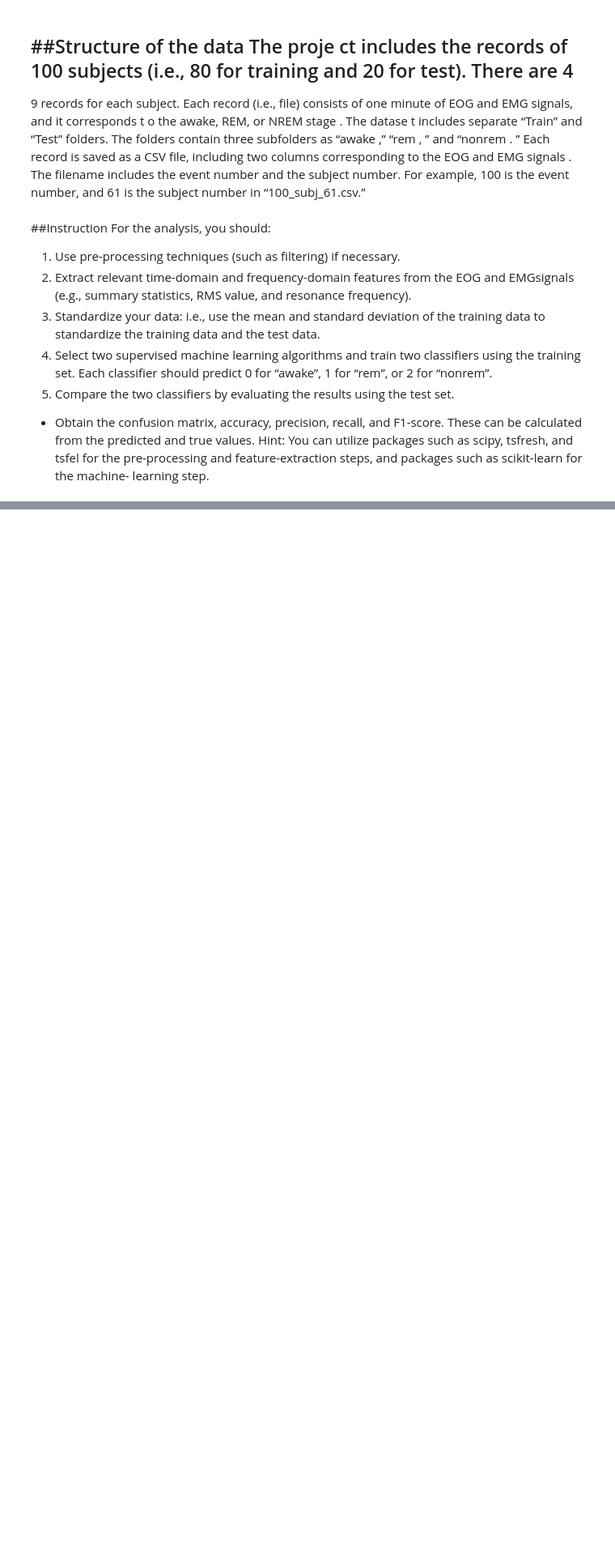
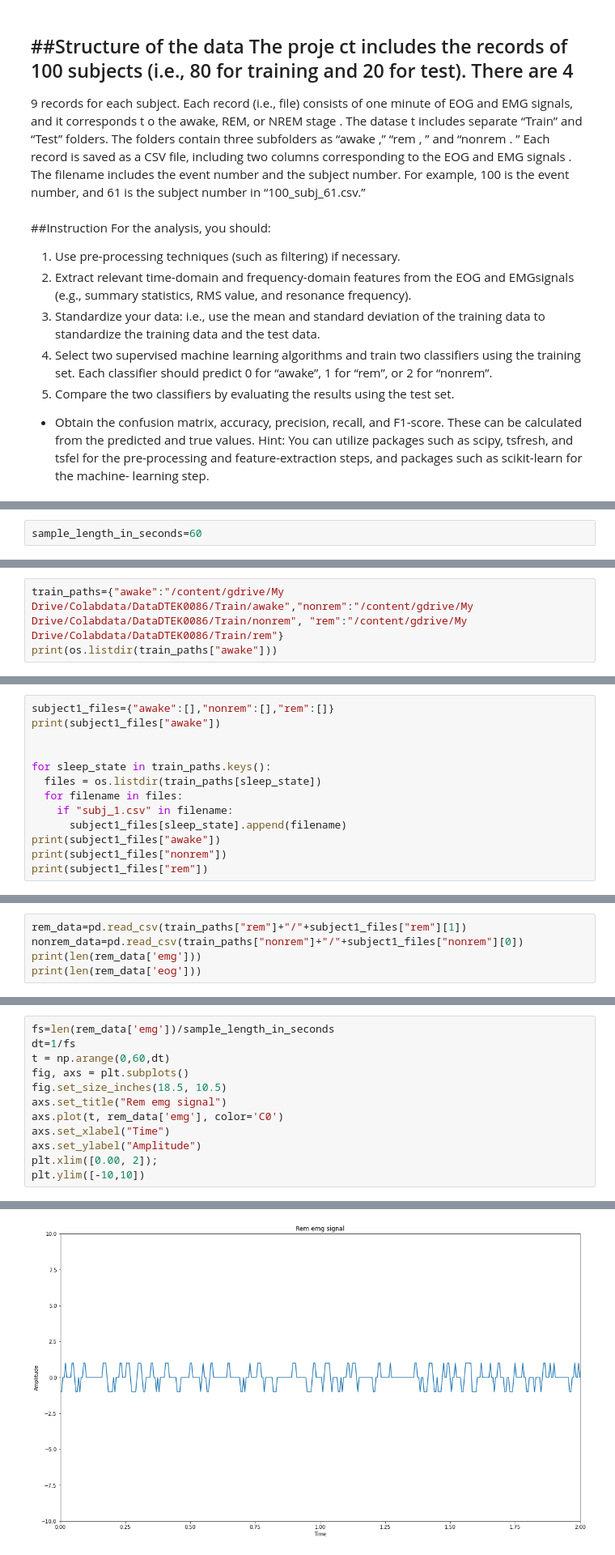
Before and after one commit to aerehn/DTEK0086, a Jupyter notebook: App5_Sleep_stage_classification_using_electromyography_and_electro_oculography_.ipynb, the cells around one changed output, grey strips where cells are left out. Shown at 81% size. Cells and saved outputs as stored; diff of their text form; blank space fills up the shorter version.

Commit message:
Data visualisointia

```diff
--- a/App5_Sleep_stage_classification_using_electromyography_and_electro_oculography_.ipynb
+++ b/App5_Sleep_stage_classification_using_electromyography_and_electro_oculography_.ipynb
@@ -184,0 +188,2 @@ import pandas
+# %%
+sample_length_in_seconds=60
@@ -184,0 +214,3 @@ import pandas
+# %%
+train_paths={"awake":"/content/gdrive/My Drive/Colabdata/DataDTEK0086/Train/awake","nonrem":"/content/gdrive/My Drive/Colabdata/DataDTEK0086/Train/nonrem", "rem":"/content/gdrive/My Drive/Colabdata/DataDTEK0086/Train/rem"}
+print(os.listdir(train_paths["awake"]))
@@ -184,0 +219,13 @@ import pandas
+# %%
+subject1_files={"awake":[],"nonrem":[],"rem":[]}
+print(subject1_files["awake"])
+
+
+for sleep_state in train_paths.keys():
+  files = os.listdir(train_paths[sleep_state])
+  for filename in files:
+    if "subj_1.csv" in filename:
+      subject1_files[sleep_state].append(filename)
+print(subject1_files["awake"])
+print(subject1_files["nonrem"])
+print(subject1_files["rem"])
@@ -184,0 +237,5 @@ import pandas
+# %%
+rem_data=pd.read_csv(train_paths["rem"]+"/"+subject1_files["rem"][1])
+nonrem_data=pd.read_csv(train_paths["nonrem"]+"/"+subject1_files["nonrem"][0])
+print(len(rem_data['emg']))
+print(len(rem_data['eog']))
@@ -184,0 +245,13 @@ import pandas
+# %%
+fs=len(rem_data['emg'])/sample_length_in_seconds
+dt=1/fs
+t = np.arange(0,60,dt)
+fig, axs = plt.subplots()
+fig.set_size_inches(18.5, 10.5)
+axs.set_title("Rem emg signal")
+axs.plot(t, rem_data['emg'], color='C0')
+axs.set_xlabel("Time")
+axs.set_ylabel("Amplitude")
+plt.xlim([0.00, 2]);
+plt.ylim([-10,10])
+# %% [output]
@@ -184,0 +259 @@ import pandas
+[figure, added]
```
Also changed, not shown: parts of 11 cells of this notebook.
